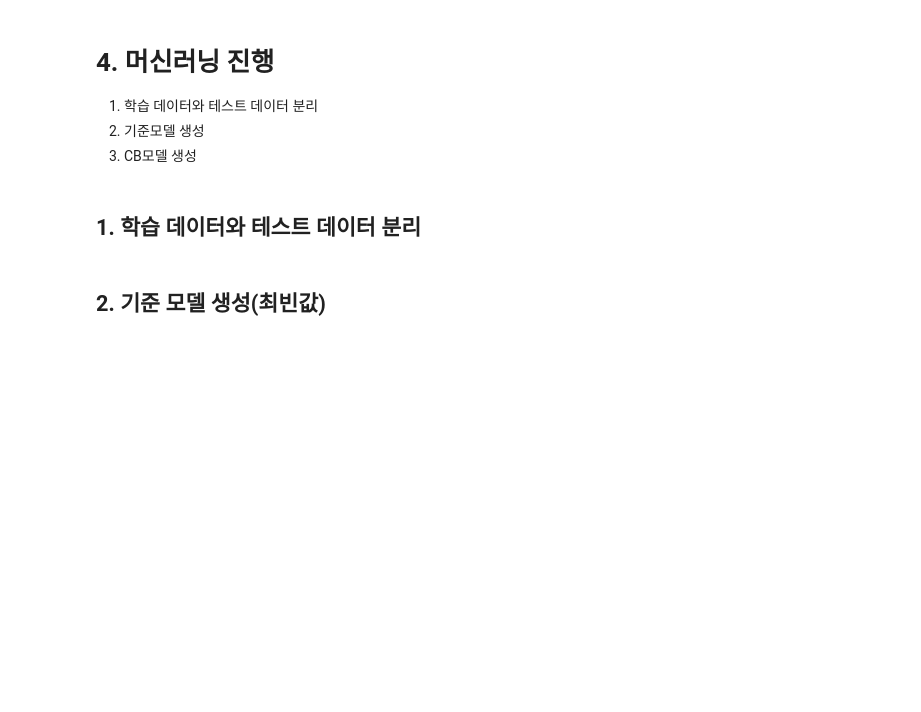
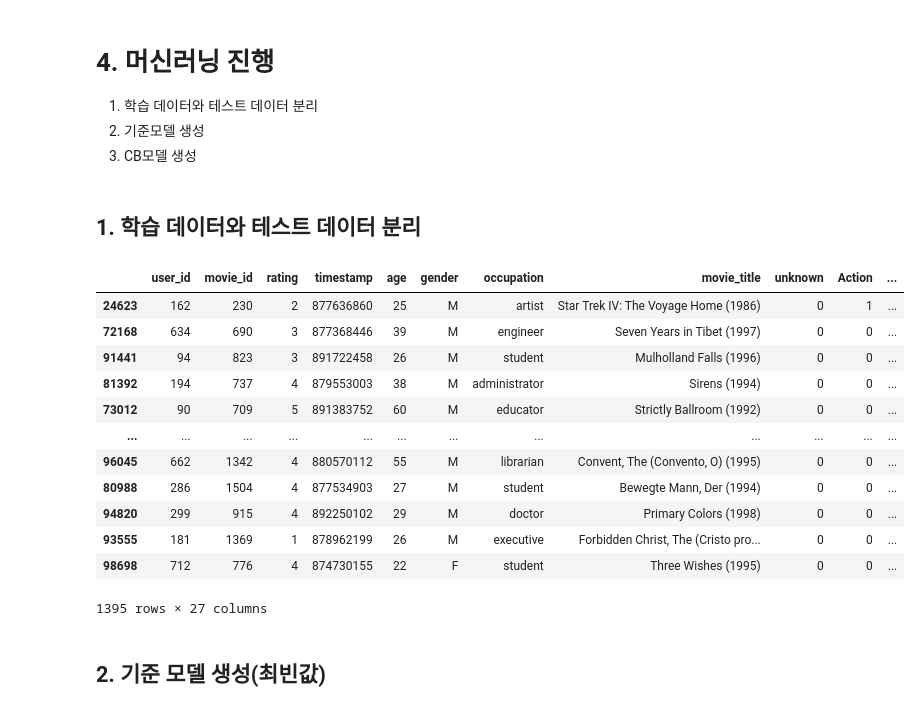
Before and after one commit to donghwi2022/ds-sa-cp02, a Jupyter notebook: ds_sa_cp2_신동휘.ipynb, the cells around one changed output. Cells and saved outputs as stored; diff of their text form; code cells hidden in the pictures; blank space fills up the shorter version.

```diff
--- a/ds_sa_cp2_신동휘.ipynb
+++ b/ds_sa_cp2_신동휘.ipynb
@@ -169,6 +191,22 @@ y_val = valid_set[target]
 
 X_train = train_set[features]
 y_train = train_set[target]
+# %%
+test_set.drop_duplicates(['movie_id'])
+# %% [output]
+|  | user_id | movie_id | rating | timestamp | age | gender | occupation | movie_title | unknown | Action | ... |
+| 24623 | 162 | 230 | 2 | 877636860 | 25 | M | artist | Star Trek IV: The Voyage Home (1986) | 0 | 1 | ... |
+| 72168 | 634 | 690 | 3 | 877368446 | 39 | M | engineer | Seven Years in Tibet (1997) | 0 | 0 | ... |
+| 91441 | 94 | 823 | 3 | 891722458 | 26 | M | student | Mulholland Falls (1996) | 0 | 0 | ... |
+| 81392 | 194 | 737 | 4 | 879553003 | 38 | M | administrator | Sirens (1994) | 0 | 0 | ... |
+| 73012 | 90 | 709 | 5 | 891383752 | 60 | M | educator | Strictly Ballroom (1992) | 0 | 0 | ... |
+| ... | ... | ... | ... | ... | ... | ... | ... | ... | ... | ... | ... |
+| 96045 | 662 | 1342 | 4 | 880570112 | 55 | M | librarian | Convent, The (Convento, O) (1995) | 0 | 0 | ... |
+| 80988 | 286 | 1504 | 4 | 877534903 | 27 | M | student | Bewegte Mann, Der (1994) | 0 | 0 | ... |
+| 94820 | 299 | 915 | 4 | 892250102 | 29 | M | doctor | Primary Colors (1998) | 0 | 0 | ... |
+| 93555 | 181 | 1369 | 1 | 878962199 | 26 | M | executive | Forbidden Christ, The (Cristo pro... | 0 | 0 | ... |
+| 98698 | 712 | 776 | 4 | 874730155 | 22 | F | student | Three Wishes (1995) | 0 | 0 | ... |
+1395 rows × 27 columns
 # %% [markdown]
 ## 2. 기준 모델 생성(최빈값)
 # %%
```
Also changed, not shown: parts of 11 cells of this notebook.
